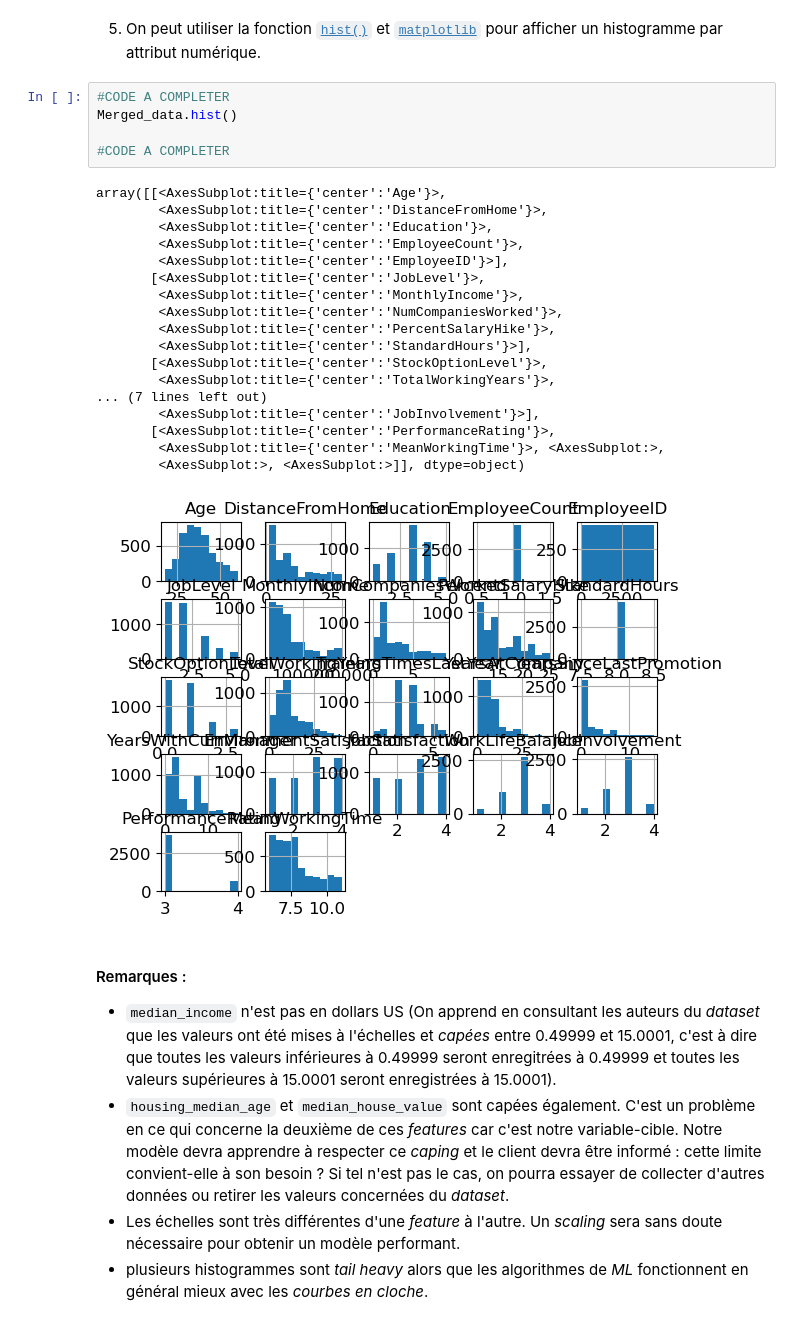
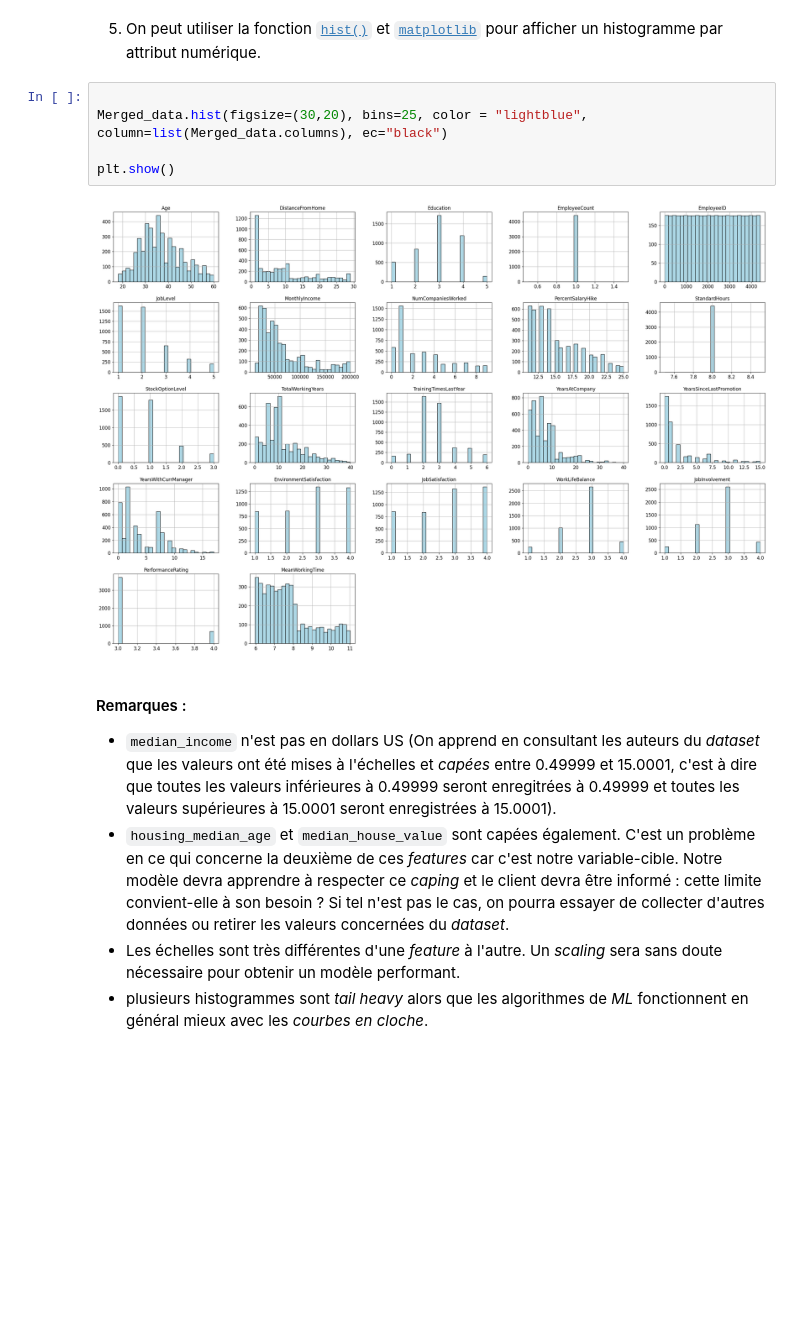
Before and after one commit to Landrien/IA, a Jupyter notebook: Projet/Projet.ipynb, the cells around one changed output. Cells and saved outputs as stored; diff of their text form; blank space fills up the shorter version.

Commit message:
Add introduction and histogram modifications

```diff
--- a/Projet/Projet.ipynb
+++ b/Projet/Projet.ipynb
@@ -275,30 +302,13 @@ Merged_data.describe()
 8 rows × 22 columns
 # %% [markdown]
 5. On peut utiliser la fonction [`hist()`](https://matplotlib.org/api/_as_gen/matplotlib.pyplot.hist.html?highlight=hist#matplotlib.pyplot.hist) et [`matplotlib`](https://matplotlib.org/) pour afficher un histogramme par attribut numérique.
-# %%
-#CODE A COMPLETER
-Merged_data.hist()
-
-#CODE A COMPLETER
-# %% [output]
-array([[<AxesSubplot:title={'center':'Age'}>,
-        <AxesSubplot:title={'center':'DistanceFromHome'}>,
-        <AxesSubplot:title={'center':'Education'}>,
-        <AxesSubplot:title={'center':'EmployeeCount'}>,
-        <AxesSubplot:title={'center':'EmployeeID'}>],
-       [<AxesSubplot:title={'center':'JobLevel'}>,
-        <AxesSubplot:title={'center':'MonthlyIncome'}>,
-        <AxesSubplot:title={'center':'NumCompaniesWorked'}>,
-        <AxesSubplot:title={'center':'PercentSalaryHike'}>,
-        <AxesSubplot:title={'center':'StandardHours'}>],
-       [<AxesSubplot:title={'center':'StockOptionLevel'}>,
-        <AxesSubplot:title={'center':'TotalWorkingYears'}>,
-... (7 lines left out)
-        <AxesSubplot:title={'center':'JobInvolvement'}>],
-       [<AxesSubplot:title={'center':'PerformanceRating'}>,
-        <AxesSubplot:title={'center':'MeanWorkingTime'}>, <AxesSubplot:>,
-        <AxesSubplot:>, <AxesSubplot:>]], dtype=object)
-[figure, removed]
+# %%
+
+Merged_data.hist(figsize=(30,20), bins=25, color = "lightblue", column=list(Merged_data.columns), ec="black")
+
+plt.show()
+# %% [output]
+[figure, added]
 # %% [markdown]
 #### Remarques :
 * `median_income` n'est pas en dollars US (On apprend en consultant les auteurs du _dataset_ que les valeurs ont été mises à l'échelles et _capées_ entre 0.49999 et 15.0001, c'est à dire que toutes les valeurs inférieures à 0.49999 seront enregitrées à 0.49999 et toutes les valeurs supérieures à 15.0001 seront enregistrées à 15.0001).
```
Also changed, not shown: parts of 16 cells of this notebook.
